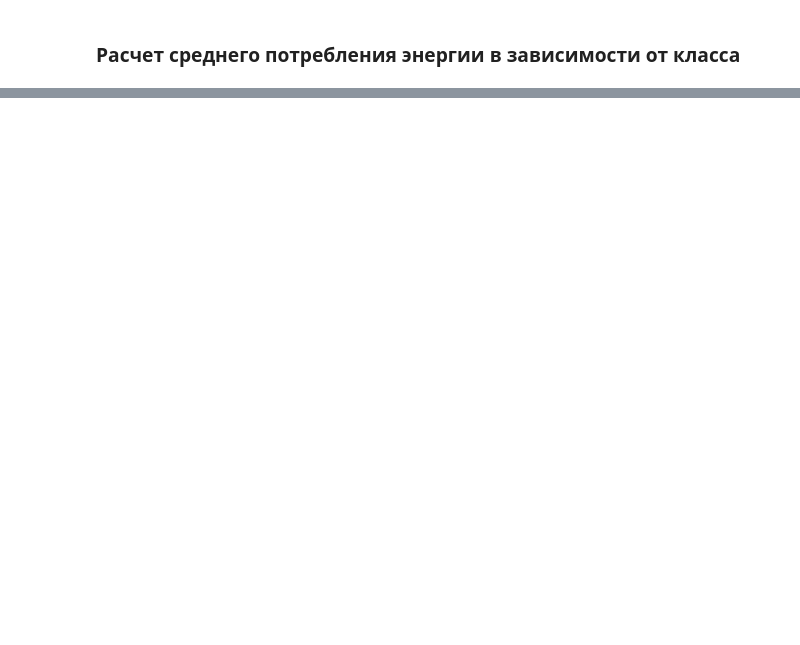
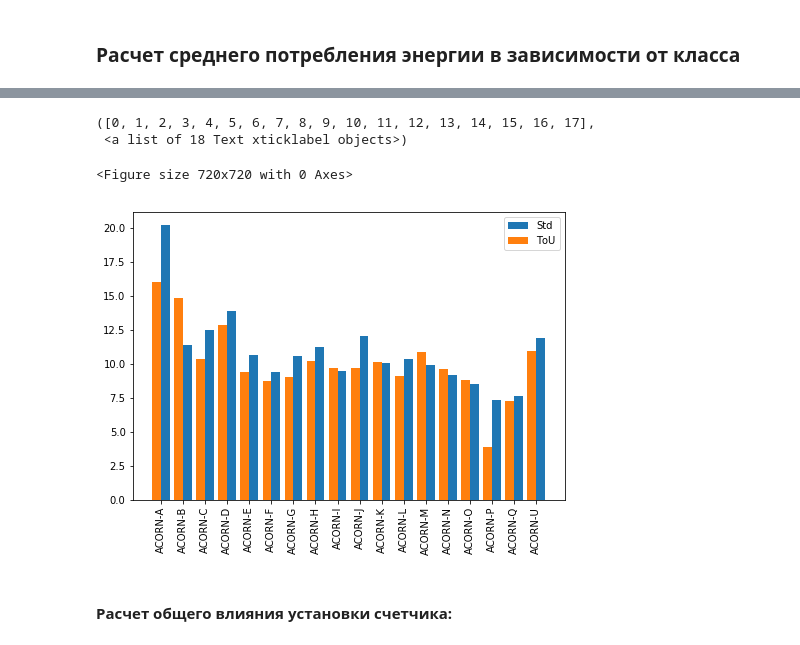
Before and after one commit to team4success/london_power_data_analytics, a Jupyter notebook: main_project.ipynb, the cells around one changed output, grey strips where cells are left out. Cells and saved outputs as stored; diff of their text form; code cells hidden in the pictures; blank space fills up the shorter version.

Commit message:
Причесал код, добавил аналитику предоставленных исходных данных

```diff
--- a/main_project.ipynb
+++ b/main_project.ipynb
@@ -143,0 +251,29 @@ acorns = pd.DataFrame({'Acorn': 'ACORN-A ACORN-B ACORN-C ACORN-D ACORN-E ACORN-F
+# %%
+# Строим график для наглядности данных
+
+# Трансформируем таблицу чтобы средние показания счетчиков были разненсены по колонкам
+ct = counter_type_consumption.pivot(
+    index='Acorn', columns='stdorToU', values='energy_sum'
+).reset_index()
+
+# Строим график
+
+# Размер
+plt.figure(figsize=(10, 10))
+fig = plt.figure()
+axes = fig.add_axes([0, 0, 1, 1])
+axes.bar(x = ct['Acorn'], height = ct['Std'],
+         width = 0.4, align = 'edge', label = 'Std')
+axes.bar(x = ct['Acorn'], height = ct['ToU'],
+         width = -0.4, align = 'edge', label = 'ToU')
+axes.legend(loc = 1)
+
+# Поворот подписей по оси Х
+plt.xticks(rotation=90)
+# %% [output]
+([0, 1, 2, 3, 4, 5, 6, 7, 8, 9, 10, 11, 12, 13, 14, 15, 16, 17],
+ <a list of 18 Text xticklabel objects>)
+<Figure size 720x720 with 0 Axes>
+[figure, added]
+# %% [markdown]
+#### Расчет общего влияния установки счетчика:
```
Also changed, not shown: parts of 35 cells of this notebook.
